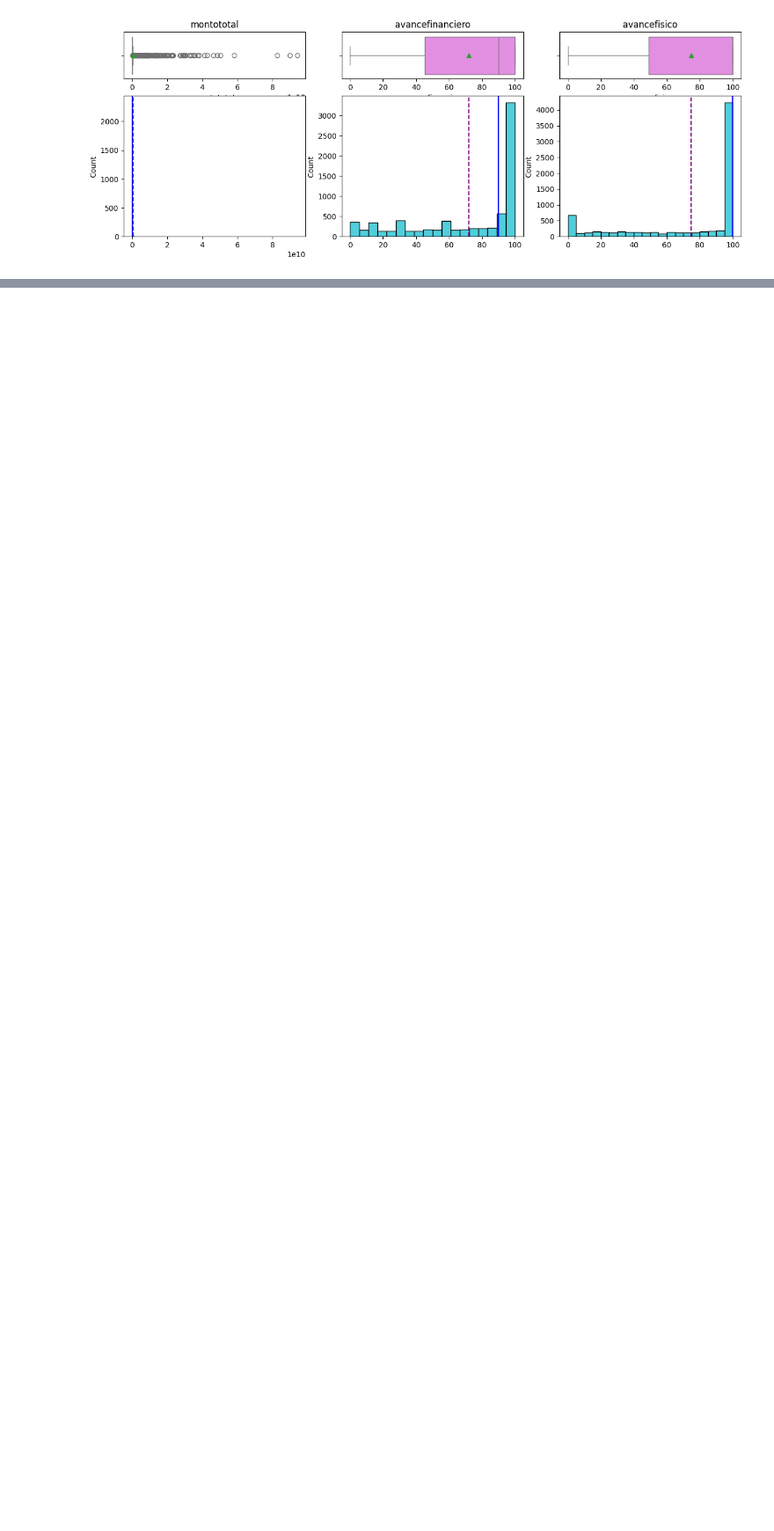
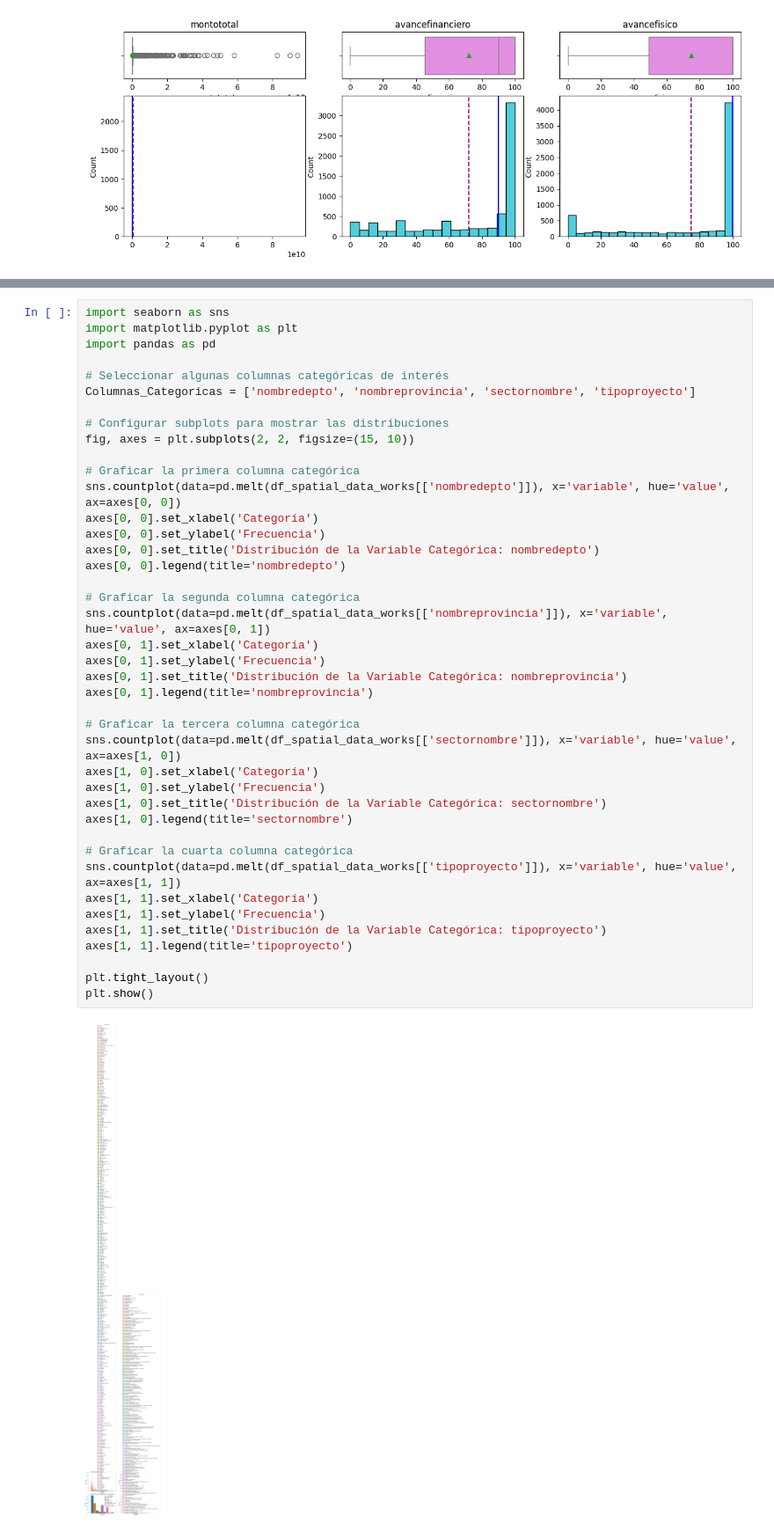
Before and after one commit to ingcarlosleon/data-Mapainversiones, a Jupyter notebook: scripts/exploratory-data-analysis/Avance1_EDA.ipynb, the cells around one changed output, grey strips where cells are left out. Shown at 88% size. Cells and saved outputs as stored; diff of their text form; blank space fills up the shorter version.

```diff
--- a/scripts/exploratory-data-analysis/Avance1_EDA.ipynb
+++ b/scripts/exploratory-data-analysis/Avance1_EDA.ipynb
@@ -415,0 +380,43 @@ Contiene información de las Obras de la República Argentina
+# %%
+import seaborn as sns
+import matplotlib.pyplot as plt
+import pandas as pd
+
+# Seleccionar algunas columnas categóricas de interés
+Columnas_Categoricas = ['nombredepto', 'nombreprovincia', 'sectornombre', 'tipoproyecto']
+
+# Configurar subplots para mostrar las distribuciones
+fig, axes = plt.subplots(2, 2, figsize=(15, 10))
+
+# Graficar la primera columna categórica
+sns.countplot(data=pd.melt(df_spatial_data_works[['nombredepto']]), x='variable', hue='value', ax=axes[0, 0])
+axes[0, 0].set_xlabel('Categoría')
+axes[0, 0].set_ylabel('Frecuencia')
+axes[0, 0].set_title('Distribución de la Variable Categórica: nombredepto')
+axes[0, 0].legend(title='nombredepto')
+
+# Graficar la segunda columna categórica
+sns.countplot(data=pd.melt(df_spatial_data_works[['nombreprovincia']]), x='variable', hue='value', ax=axes[0, 1])
+axes[0, 1].set_xlabel('Categoría')
+axes[0, 1].set_ylabel('Frecuencia')
+axes[0, 1].set_title('Distribución de la Variable Categórica: nombreprovincia')
+axes[0, 1].legend(title='nombreprovincia')
+
+# Graficar la tercera columna categórica
+sns.countplot(data=pd.melt(df_spatial_data_works[['sectornombre']]), x='variable', hue='value', ax=axes[1, 0])
+axes[1, 0].set_xlabel('Categoría')
+axes[1, 0].set_ylabel('Frecuencia')
+axes[1, 0].set_title('Distribución de la Variable Categórica: sectornombre')
+axes[1, 0].legend(title='sectornombre')
+
+# Graficar la cuarta columna categórica
+sns.countplot(data=pd.melt(df_spatial_data_works[['tipoproyecto']]), x='variable', hue='value', ax=axes[1, 1])
+axes[1, 1].set_xlabel('Categoría')
+axes[1, 1].set_ylabel('Frecuencia')
+axes[1, 1].set_title('Distribución de la Variable Categórica: tipoproyecto')
+axes[1, 1].legend(title='tipoproyecto')
+
+plt.tight_layout()
+plt.show()
+# %% [output]
+[figure, added]
```
Also changed, not shown: parts of 95 cells of this notebook.
